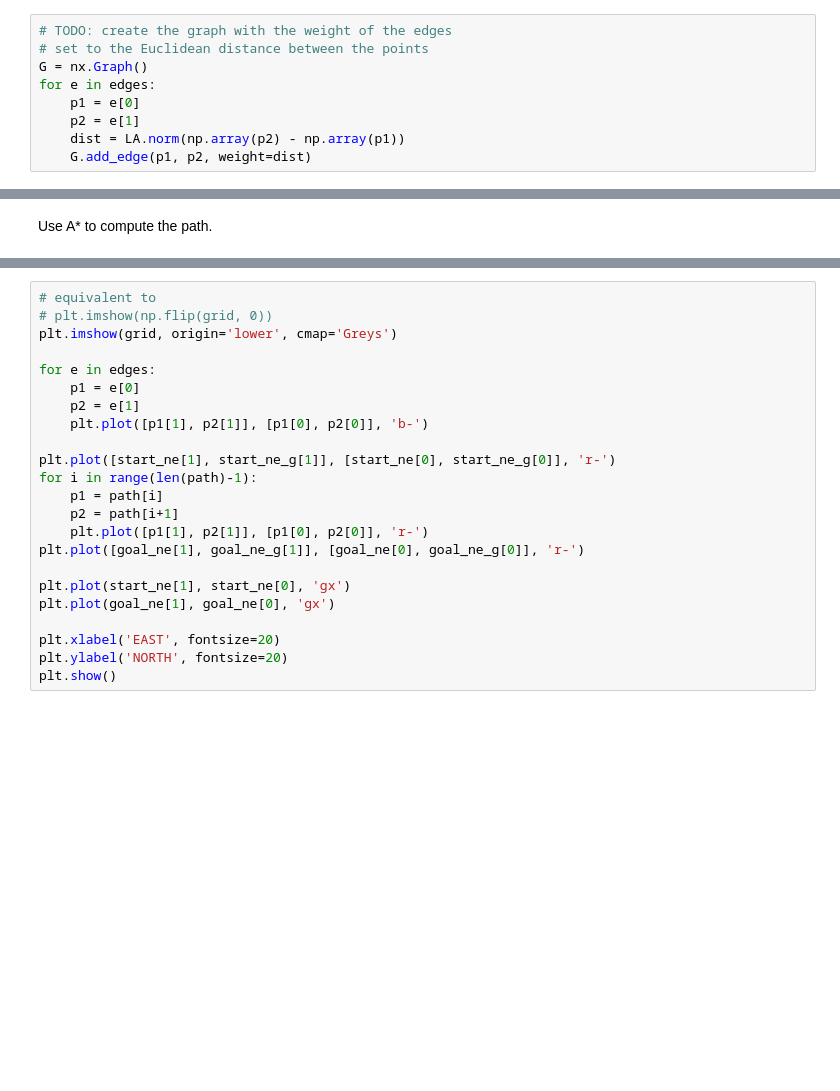
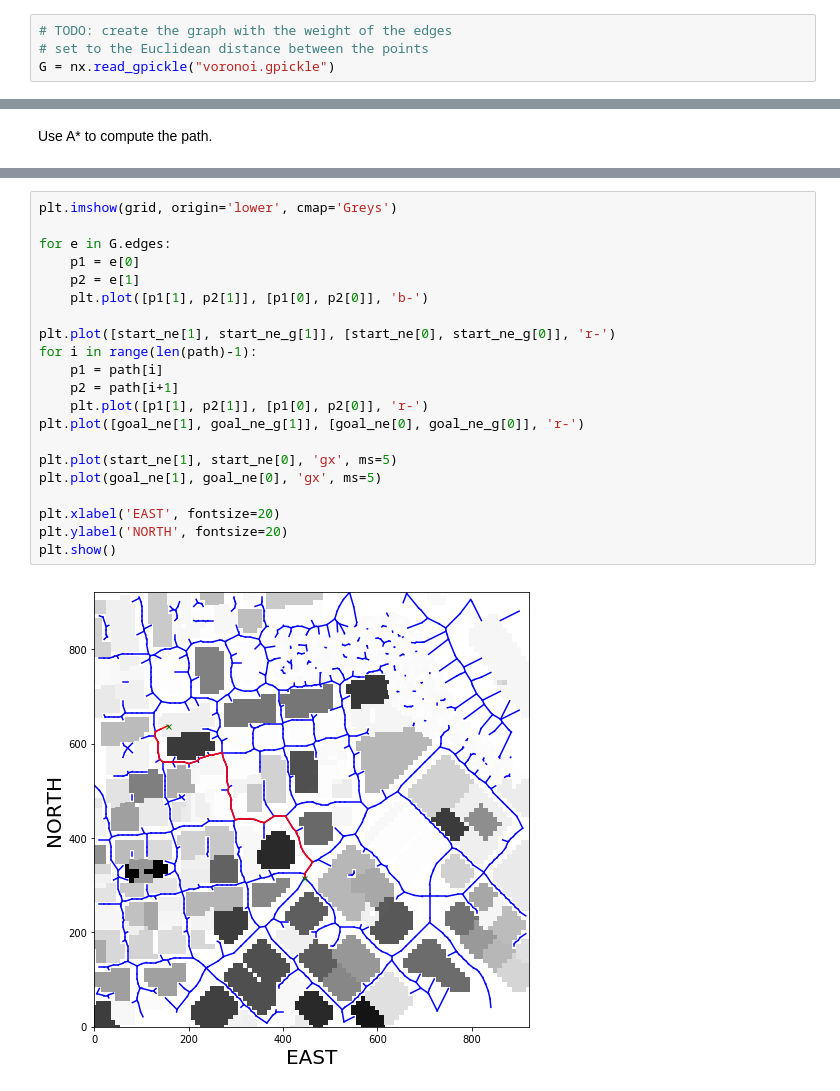
Before and after one commit to tjphoton/FCND, a Jupyter notebook: FCND-P2-Motion-Planning/Graph_Visualization.ipynb, the cells around one changed output, grey strips where cells are left out. Cells and saved outputs as stored; diff of their text form; blank space fills up the shorter version.

```diff
--- a/FCND-P2-Motion-Planning/Graph_Visualization.ipynb
+++ b/FCND-P2-Motion-Planning/Graph_Visualization.ipynb
@@ -103,12 +128,7 @@ G = nx.add_edge(p1, p2, weight=dist)
 # %%
 # TODO: create the graph with the weight of the edges
 # set to the Euclidean distance between the points
-G = nx.Graph()
-for e in edges:
-    p1 = e[0]
-    p2 = e[1]
-    dist = LA.norm(np.array(p2) - np.array(p1))
-    G.add_edge(p1, p2, weight=dist)
+G = nx.read_gpickle("voronoi.gpickle")
 # %% [markdown]
 We need a method to search the graph, we'll adapt A* in order to do this. The notable differences being the actions are now the outgoing edges and the cost of an action is that weight of that edge.
 # %%
@@ -198,23 +234,23 @@ print(len(path))
 # %%
-# equivalent to
-# plt.imshow(np.flip(grid, 0))
 plt.imshow(grid, origin='lower', cmap='Greys')
 
-for e in edges:
+for e in G.edges:
     p1 = e[0]
     p2 = e[1]
     plt.plot([p1[1], p2[1]], [p1[0], p2[0]], 'b-')
 
 plt.plot([start_ne[1], start_ne_g[1]], [start_ne[0], start_ne_g[0]], 'r-')
 for i in range(len(path)-1):
     p1 = path[i]
     p2 = path[i+1]
     plt.plot([p1[1], p2[1]], [p1[0], p2[0]], 'r-')
 plt.plot([goal_ne[1], goal_ne_g[1]], [goal_ne[0], goal_ne_g[0]], 'r-')
 
-plt.plot(start_ne[1], start_ne[0], 'gx')
-plt.plot(goal_ne[1], goal_ne[0], 'gx')
+plt.plot(start_ne[1], start_ne[0], 'gx', ms=5)
+plt.plot(goal_ne[1], goal_ne[0], 'gx', ms=5)
 
 plt.xlabel('EAST', fontsize=20)
 plt.ylabel('NORTH', fontsize=20)
 plt.show()
+# %% [output]
+[figure, added]
```
Also changed, not shown: parts of 18 cells of this notebook, 28 other files.
